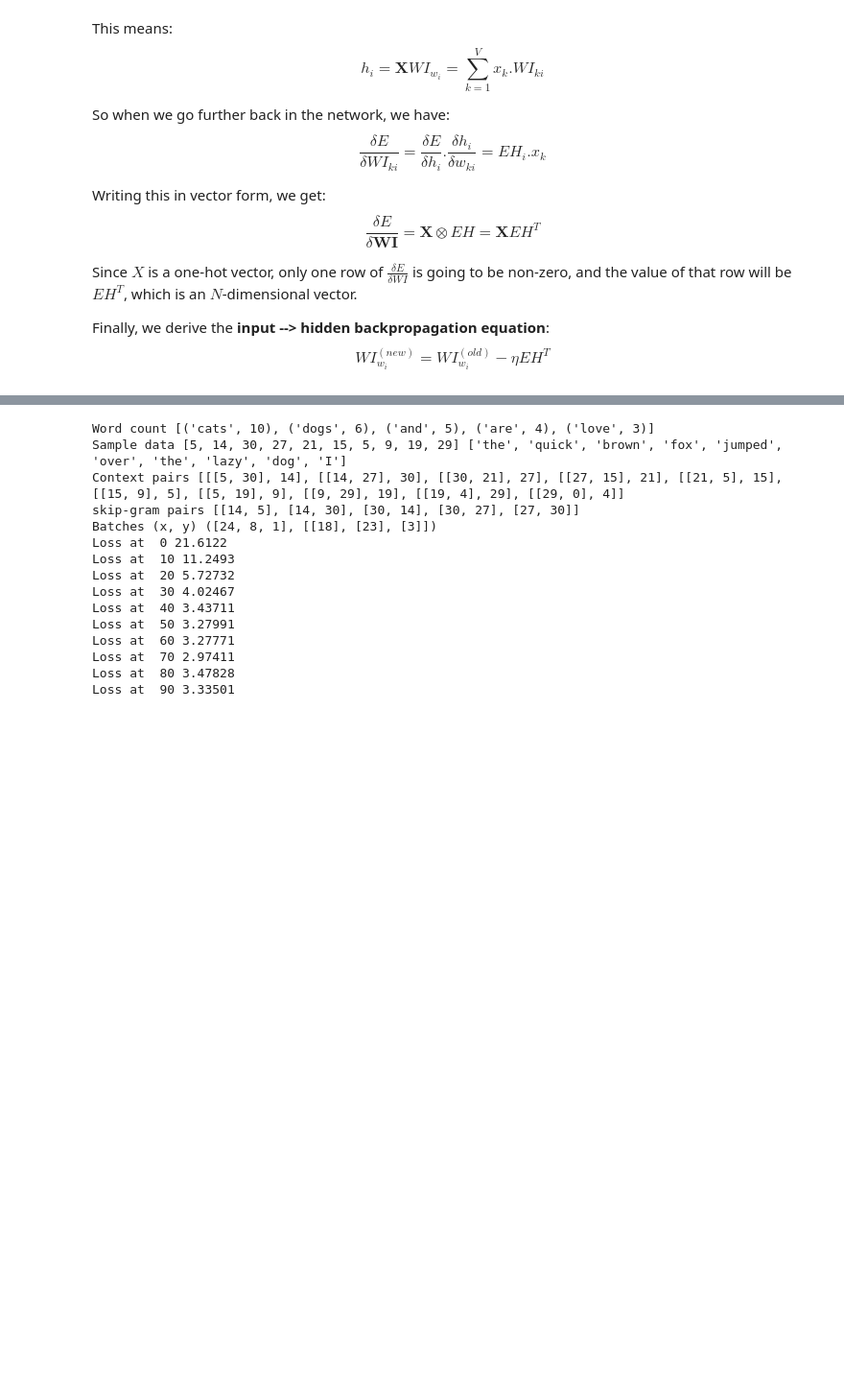
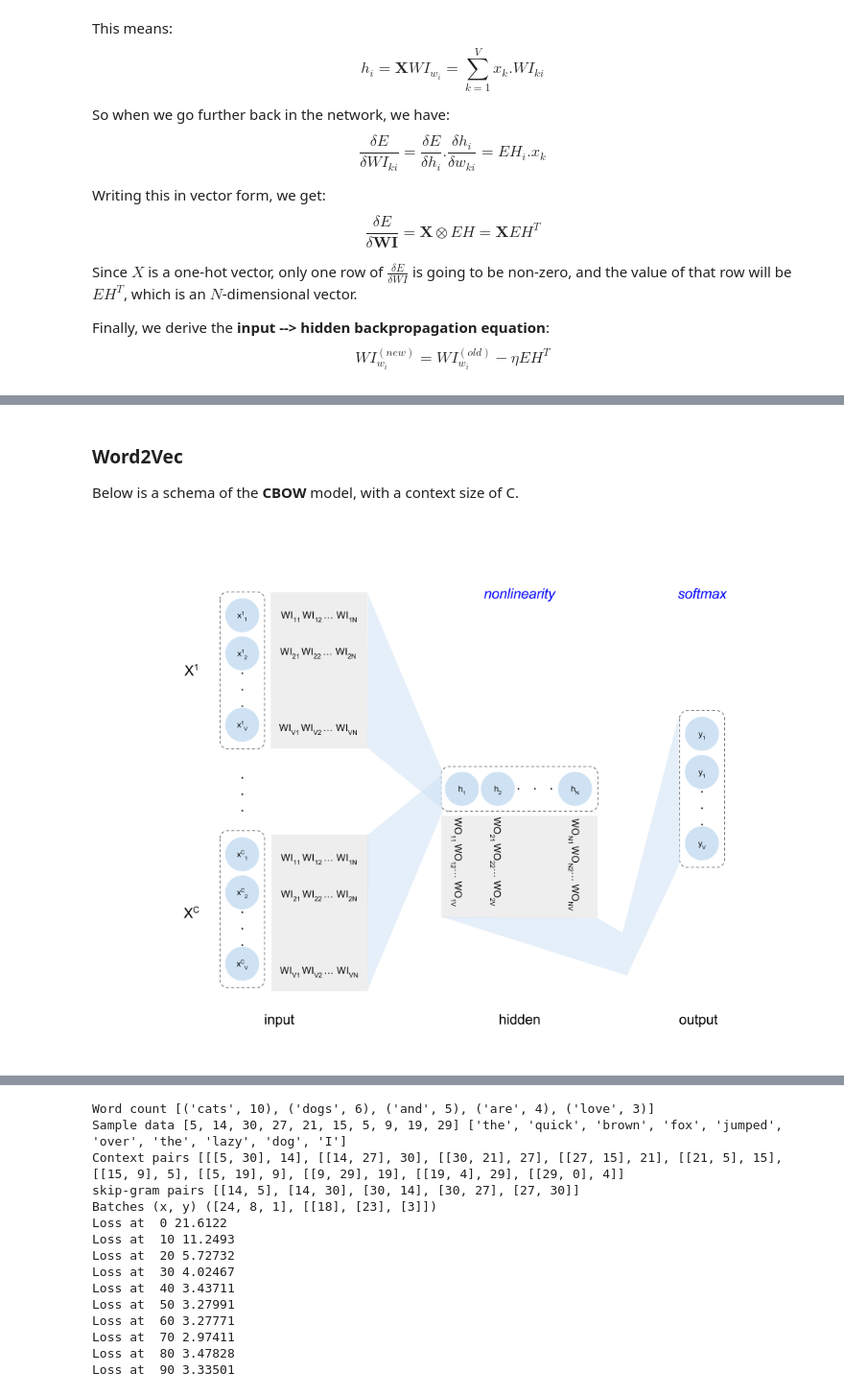
Before and after one commit to ArmiNouri/CognitiveComputing, a Jupyter notebook: DeepLearning/Overview/Overview.ipynb, the cells around one changed output, grey strips where cells are left out. Shown at 96% size. Drawn from its saved outputs; the diff is of its cells as text; code cells hidden in the pictures; blank space fills up the shorter version.

```diff
--- a/DeepLearning/Overview/Overview.ipynb
+++ b/DeepLearning/Overview/Overview.ipynb
@@ -64,0 +120,7 @@ $$WI_{w_i}^{(new)} = WI_{w_i}^{(old)} - \eta EH^T$$
+# %% [markdown]
+### Word2Vec ###
+Below is a schema of the **CBOW** model, with a context size of C.
+# %%
+Image(filename="images/cbow.png")
+# %% [output]
+[figure, added]
```
Also changed, not shown: parts of 7 cells of this notebook, 4 other files.
